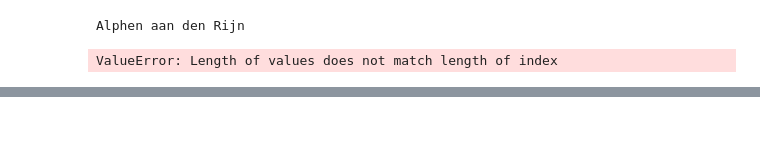
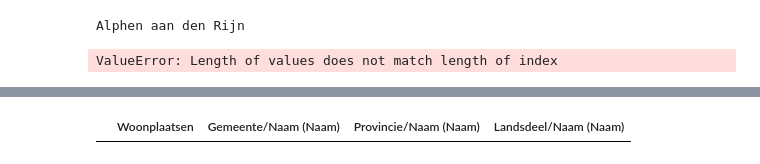
Before and after one commit to maxvij/TopoCity, a Jupyter notebook: client/api/Cities.ipynb, the cells around one changed output, grey strips where cells are left out. Drawn from its saved outputs; the diff is of its cells as text; code cells hidden in the pictures; blank space fills up the shorter version.

```diff
--- a/client/api/Cities.ipynb
+++ b/client/api/Cities.ipynb
@@ -197,0 +642,10 @@ cities["Longtitude"] = long
+# %%
+#cities.isnull().sum().sum()
+
+is_NaN = cities.isnull()
+row_has_NaN = is_NaN.any(axis=1)
+rows_with_NaN = cities[row_has_NaN]
+
+rows_with_NaN
+# %% [output]
+|  | Woonplaatsen | Gemeente/Naam (Naam) | Provincie/Naam (Naam) | Landsdeel/Naam (Naam) |
```
Also changed, not shown: parts of 20 cells of this notebook, 1 other file.
